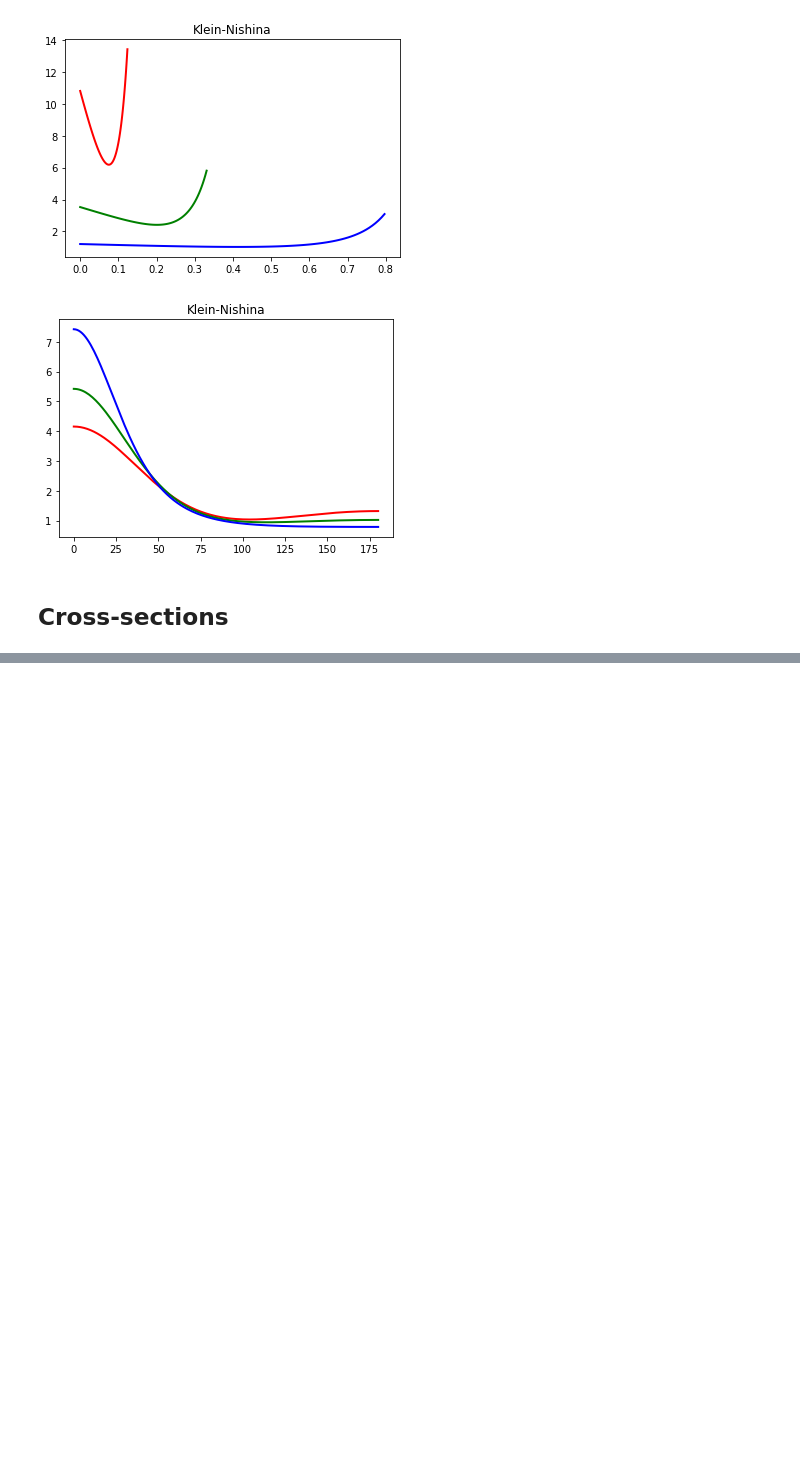
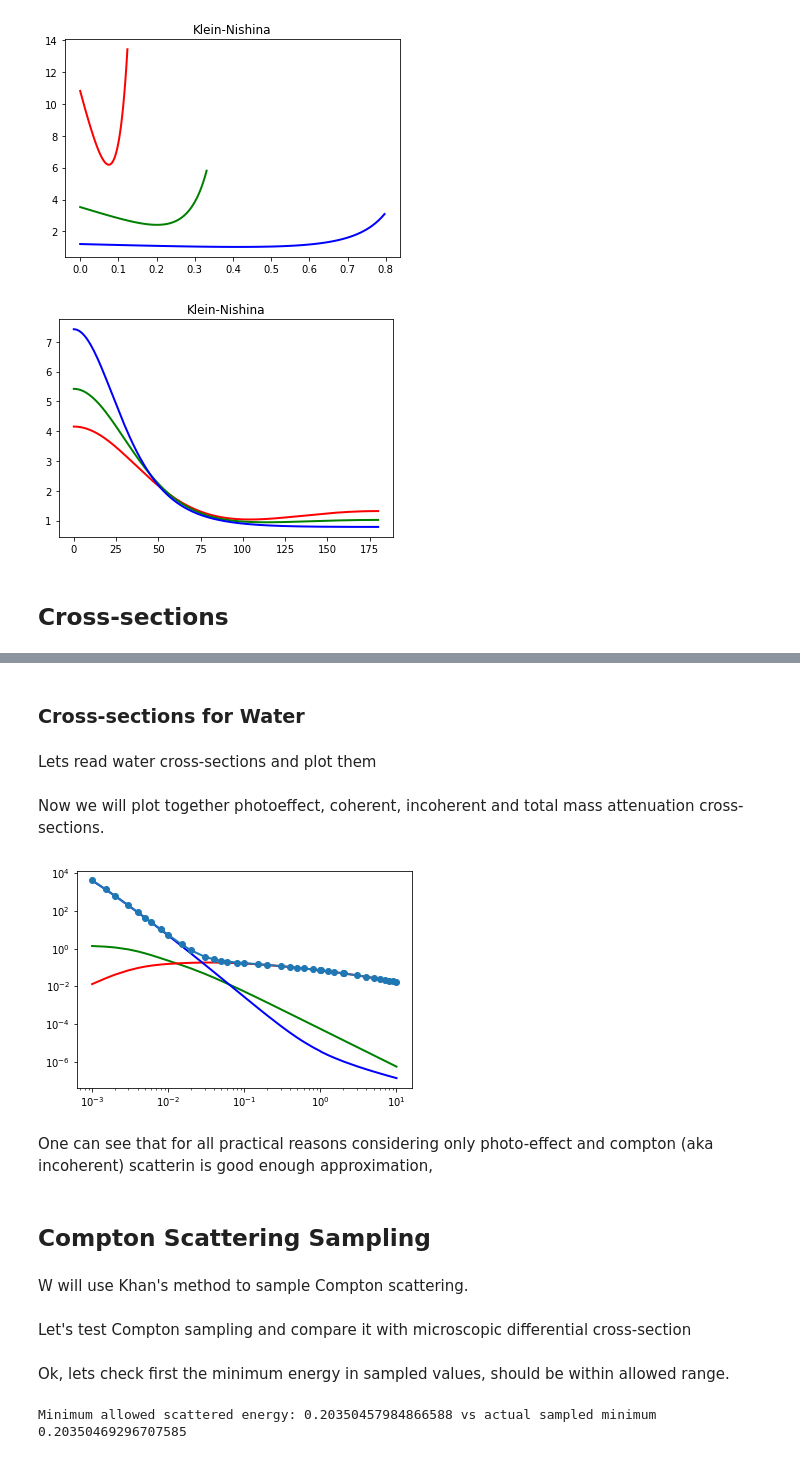
Before and after one commit to Tatiana-Krivosheev/Radiation-Transport-with-Monte-Carlo, a Jupyter notebook: GammaTransport.ipynb, the cells around one changed output, grey strips where cells are left out. Drawn from its saved outputs; the diff is of its cells as text; code cells hidden in the pictures; blank space fills up the shorter version.

Commit message:
Working MC photons

```diff
--- a/GammaTransport.ipynb
+++ b/GammaTransport.ipynb
@@ -222,0 +255,48 @@ We learned about so-called microscopic cross-sections, which is oneabout one pho
+# %% [markdown]
+### Cross-sections for Water
+# %% [markdown]
+Lets read water cross-sections and plot them
+# %%
+lines = None
+with open('H2o.data', "r") as f:
+    lines = f.readlines()
+
+header_len = 3
+
+lines = lines[header_len:41] # remove header, and limit energy to 10MeV
+
+energy = np.empty(len(lines)) # energy scale
+coh_xs = np.empty(len(lines)) # coherent cross-section
+inc_xs = np.empty(len(lines)) # incoherent cross-section
+pht_xs = np.empty(len(lines)) # photo-effect cross-section
+npp_xs = np.empty(len(lines)) # nuclear pair production
+epp_xs = np.empty(len(lines)) # electron pair production
+
+for k in range(0, len(lines)):
+    s = lines[k].split('|')
+    energy[k] = float(s[0])
+    coh_xs[k] = float(s[1])
+    inc_xs[k] = float(s[2])
+    pht_xs[k] = float(s[3])
+    npp_xs[k] = float(s[4])
+    epp_xs[k] = float(s[5])
+# %% [markdown]
+Now we will plot together photoeffect, coherent, incoherent and total mass attenuation cross-sections.
+# %%
+plt.xscale("log")
+plt.yscale("log")
+plt.plot(energy, coh_xs, 'g-', linewidth=2)
+plt.plot(energy, inc_xs, 'r-', linewidth=2)
+plt.plot(energy, pht_xs, 'b-', linewidth=2)
+plt.plot(energy, pht_xs+coh_xs+inc_xs, 'o-', linewidth=2)
+#plt.plot(energy, npp_xs, 'c-', linewidth=2)
+#plt.plot(energy, epp_xs, 'm-', linewidth=2)
+plt.show()
+# %% [output]
+[figure, added]
+# %% [markdown]
+One can see that for all practical reasons considering only photo-effect and compton (aka incoherent) scatterin is good enough approximation,
+# %% [markdown]
+## Compton Scattering Sampling
+# %% [markdown]
+W will use Khan's method to sample Compton scattering.
@@ -222,0 +323,2 @@ We learned about so-called microscopic cross-sections, which is oneabout one pho
+# %% [markdown]
+Let's test Compton sampling and compare it with microscopic differential cross-section
@@ -222,0 +335,9 @@ We learned about so-called microscopic cross-sections, which is oneabout one pho
+# %% [markdown]
+Ok, lets check first the minimum energy in sampled values, should be within allowed range.
+# %%
+hwm_sampled = np.min(hwp)
+print(f"Minimum allowed scattered energy: {hwm} vs actual sampled minimum {hwm_sampled}")
+if hwm_sampled < hwm:
+    print("We have a problem with kinematics!")
+# %% [output]
+Minimum allowed scattered energy: 0.20350457984866588 vs actual sampled minimum 0.20350469296707585
```
Also changed, not shown: parts of 21 cells of this notebook, 1 other file.
